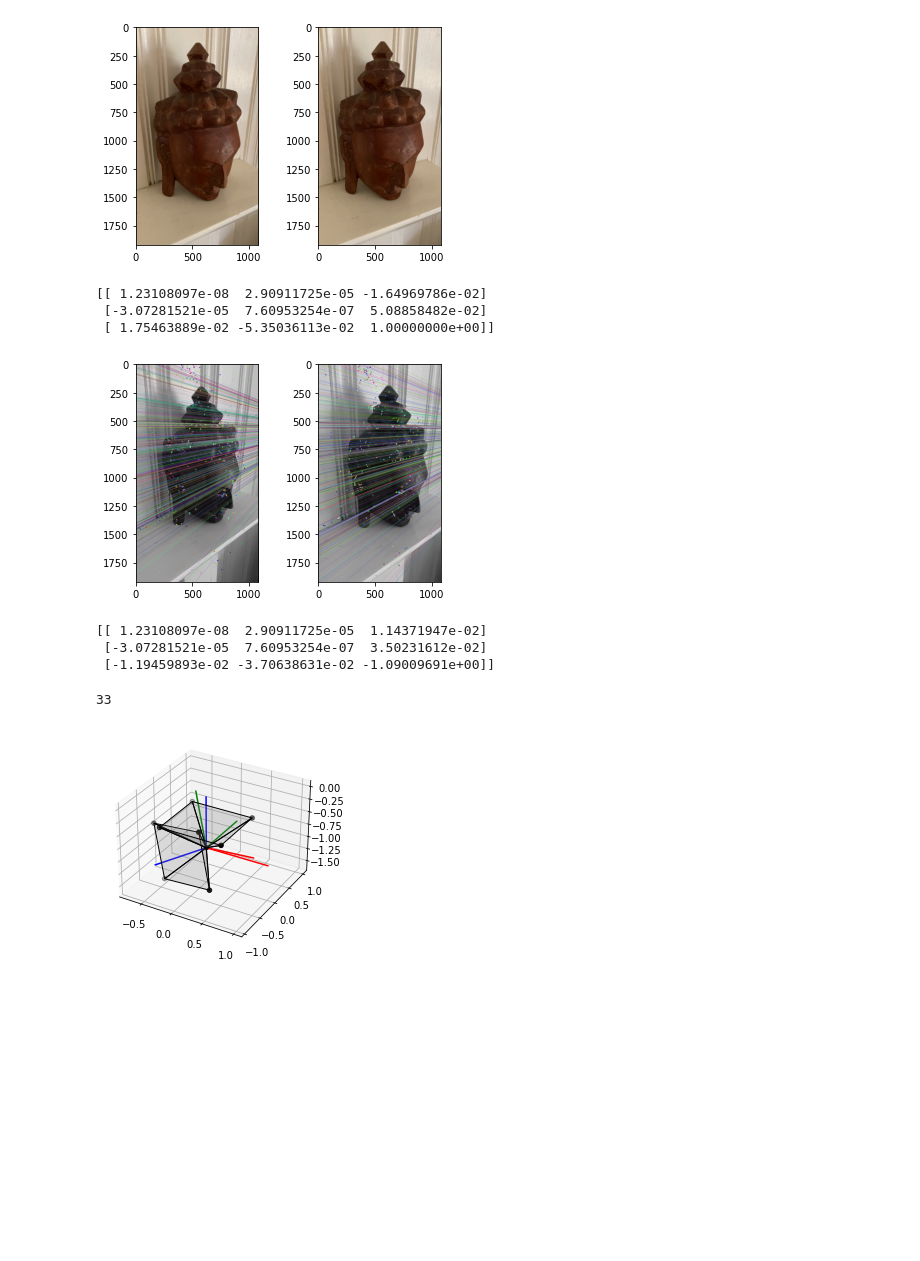
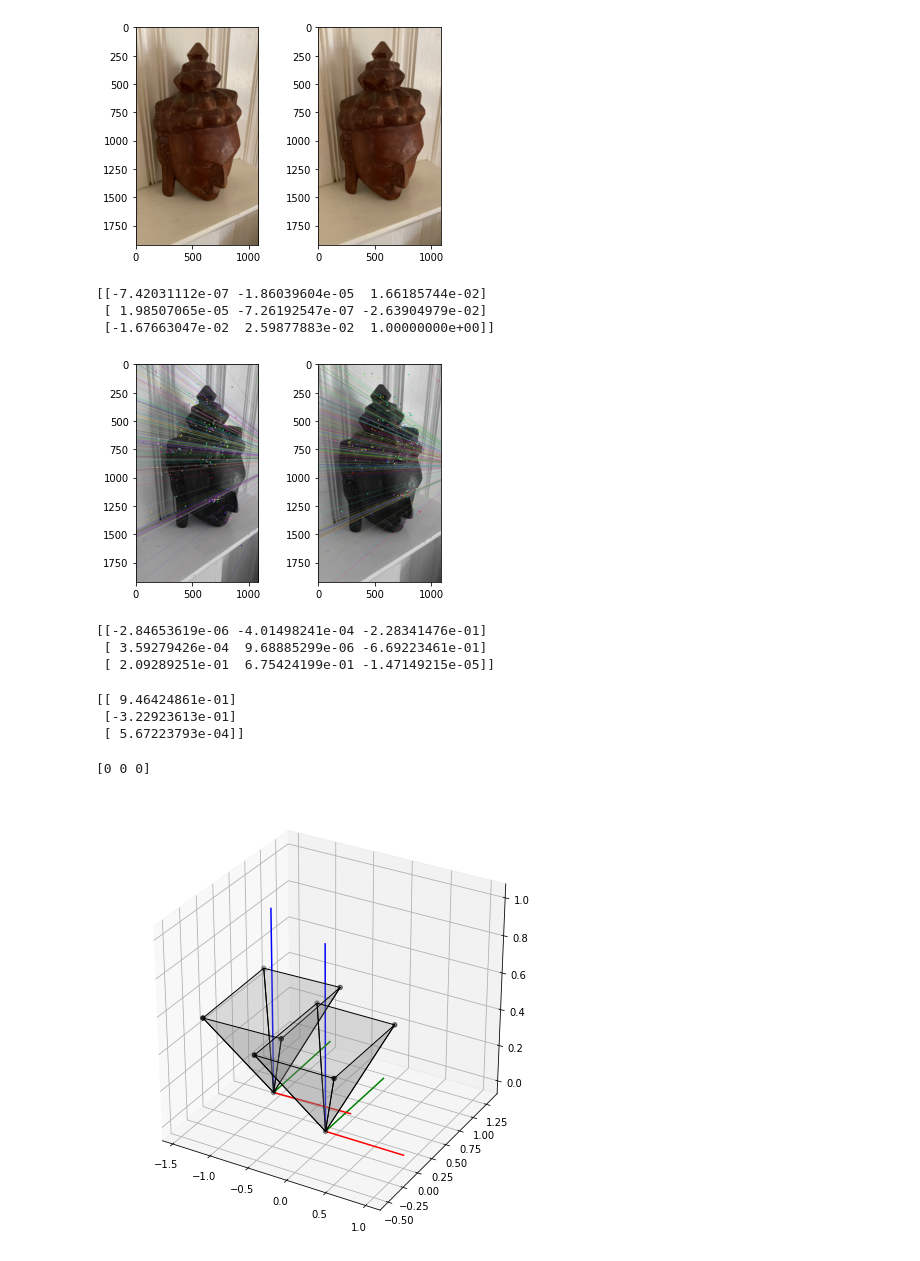
Before and after one commit to JGittles/EECE7150, a Jupyter notebook: HW4/hw4.ipynb, the cells around one changed output. Saved outputs shown, nothing was run; the diff lists cells and outputs as text; code cells hidden in the pictures; blank space fills up the shorter version.

```diff
--- a/HW4/hw4.ipynb
+++ b/HW4/hw4.ipynb
@@ -35,7 +39,7 @@ def matchMaker(d1,d2,pts):
     # BFMatcher with default params
     bf = cv2.BFMatcher()
     matches = bf.knnMatch(d1,d2, k=2)
-
+    xmatches = bf.knnMatch(d2,d1, k=2)
 
     # Apply ratio test
     good = []
@@ -43,7 +47,7 @@ def matchMaker(d1,d2,pts):
     ratio = 0.1
     while goodmatch <= pts:
         for m in matches:
-            if m[0].distance < ratio*m[1].distance:
+            if m[0].distance < ratio*m[1].distance :
                 good.append(m[0])
                 goodmatch +=1
         ratio += .1
@@ -96,11 +100,11 @@ plt.show()
 # %% [output]
 [figure]
 # %%
-matches, good = matchMaker(buddha[0].pts.d,buddha[1].pts.d,4000)
-imgLeft = buddha[0].im
-imgRight = buddha[1].im
+matches, good = matchMaker(buddha[1].pts.d,buddha[2].pts.d,4000)
+imgLeft = buddha[1].im
+imgRight = buddha[2].im
 
-F, mask, ptsLeft, ptsRight= getFun(buddha[0].pts.k,buddha[1].pts.k,good)
+F, mask, ptsLeft, ptsRight= getFun(buddha[1].pts.k,buddha[2].pts.k,good)
 print(F)
 ptsLeft = np.int32(ptsLeft)
 ptsRight = np.int32(ptsRight)
@@ -108,9 +112,9 @@ ptsRight = np.int32(ptsRight)
 ptsLeft = ptsLeft[mask.ravel() == 1]
 ptsRight = ptsRight[mask.ravel() == 1]
 # %% [output]
-[[ 1.23108097e-08  2.90911725e-05 -1.64969786e-02]
- [-3.07281521e-05  7.60953254e-07  5.08858482e-02]
- [ 1.75463889e-02 -5.35036113e-02  1.00000000e+00]]
+[[-7.42031112e-07 -1.86039604e-05  1.66185744e-02]
+ [ 1.98507065e-05 -7.26192547e-07 -2.63904979e-02]
+ [-1.67663047e-02  2.59877883e-02  1.00000000e+00]]
 # %%
 def drawlines(img1, img2, lines, pts1, pts2):
 
@@ -163,22 +167,26 @@ plt.subplot(121), plt.imshow(img5)
 plt.subplot(122), plt.imshow(img3)
 plt.show()
 # %% [output]
-[figure, old version]
+[figure, new version]
 # %%
 #steps: fund mat -> essential -> recover pose -> projection mat -> triangulate pts
 essential=cam_matrix.transpose()@F@cam_matrix
+
+essential=cv2.findEssentialMat(ptsLeft,ptsRight,cam_matrix)
 # %%
-print(essential)
+print(essential[0])
 # %% [output]
-[[ 1.23108097e-08  2.90911725e-05  1.14371947e-02]
- [-3.07281521e-05  7.60953254e-07  3.50231612e-02]
- [-1.19459893e-02 -3.70638631e-02 -1.09009691e+00]]
+[[-2.84653619e-06 -4.01498241e-04 -2.28341476e-01]
+ [ 3.59279426e-04  9.68885299e-06 -6.69223461e-01]
+ [ 2.09289251e-01  6.75424199e-01 -1.47149215e-05]]
 # %%
-pts, R, t, mask = cv2.recoverPose(essential, ptsLeft, ptsRight)
+pts, R, t, mask = cv2.recoverPose(essential[0], ptsLeft, ptsRight)
 # %%
-print(pts)
+print(t)
 # %% [output]
-33
+[[ 9.46424861e-01]
+ [-3.22923613e-01]
+ [ 5.67223793e-04]]
 # %%
 def PlotCamera(R,t,ax,scale=.5,depth=.5,faceColor='grey'):
     C = -t #camera center (in world coordinate system)
@@ -215,13 +223,15 @@ def PlotCamera(R,t,ax,scale=.5,depth=.5,faceColor='grey'):
     ax.add_collection3d(Poly3DCollection(verts, facecolors=faceColor,
                                          linewidths=1, edgecolors='k', alpha=.25))
 # %%
-fig = plt.figure(figsize=(4,4))
+fig = plt.figure(figsize=(8,8))
 
 ax = fig.add_subplot(111, projection='3d')
 #for initial camera
 R1=np.eye(3)
-t1=np.array([0,0,1])
+t1=np.array([0,0,0])
+print(t1)
 PlotCamera(R1,t1,ax)
-PlotCamera(R,t,ax)
+PlotCamera(R,t.T[0],ax)
 # %% [output]
+[0 0 0]
-[figure, old version]
+[figure, new version]
```
Also changed, not shown: parts of 4 cells of this notebook, 2 other files.
